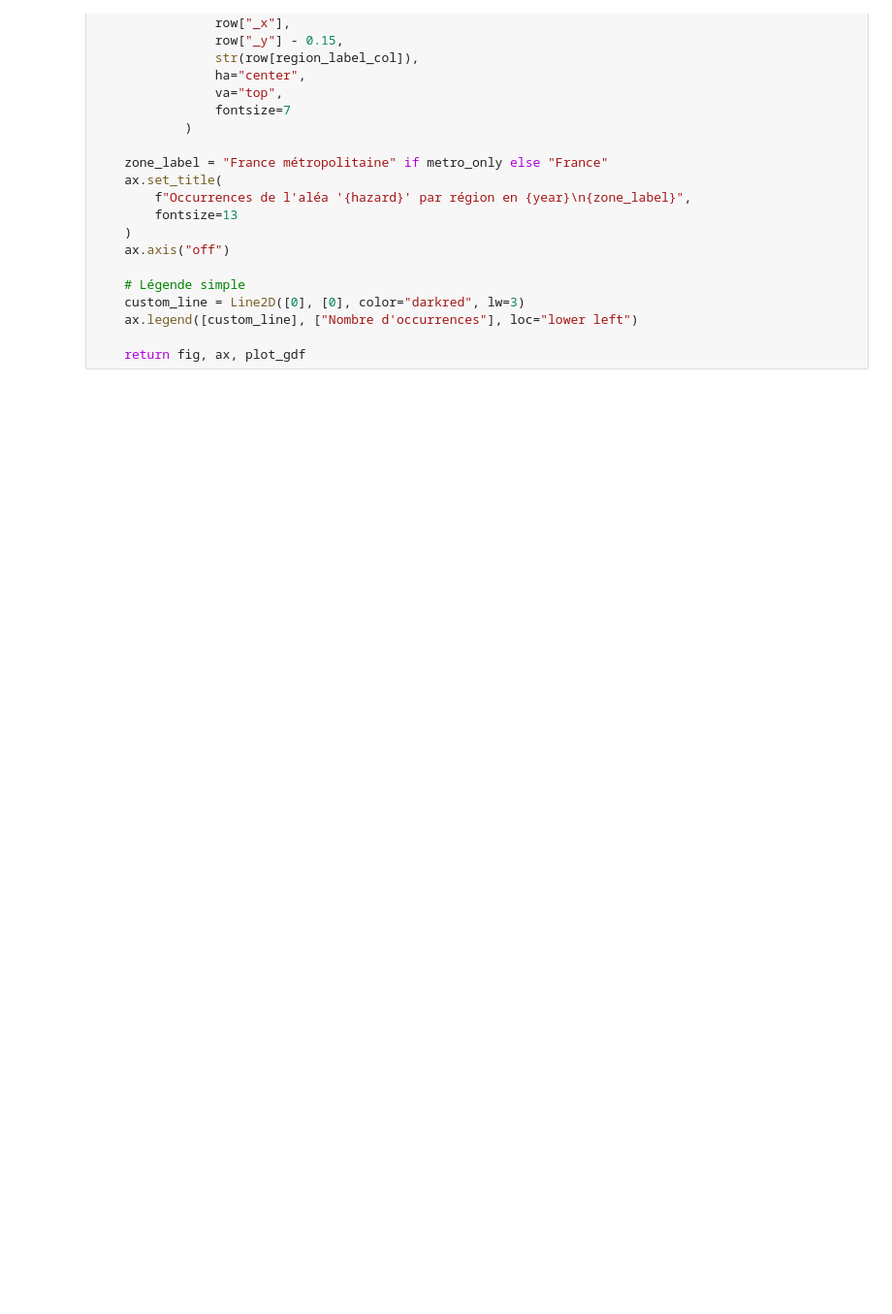
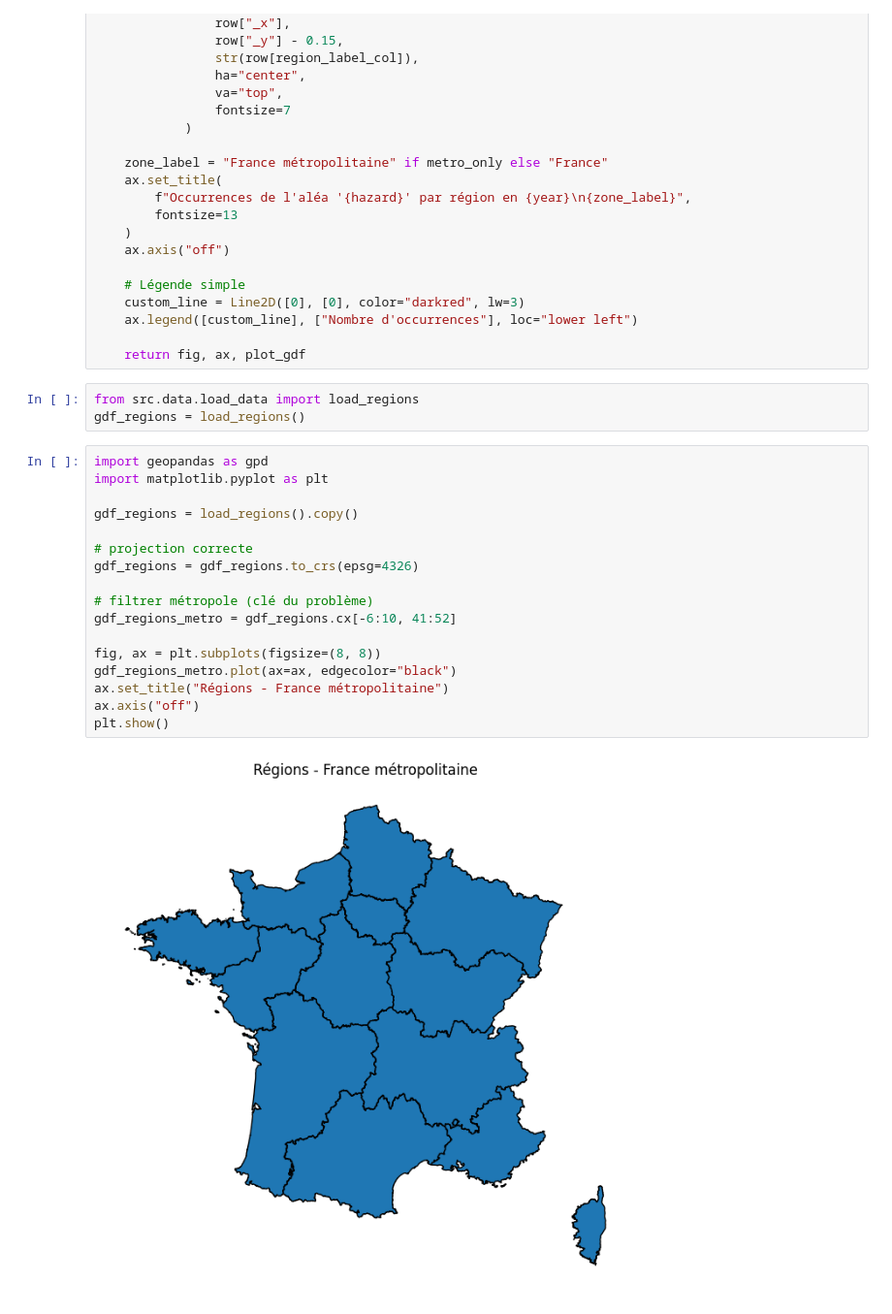
Before and after one commit to Yasmxne/flood-risk-visualization, a Jupyter notebook: notebooks/visualizations.ipynb, the cells around one changed output. Shown at 97% size. Saved outputs shown, nothing was run; the diff lists cells and outputs as text; blank space fills up the shorter version.

Commit message:
Ajout de la dimension région

```diff
--- a/notebooks/visualizations.ipynb
+++ b/notebooks/visualizations.ipynb
@@ -254,3 +254,25 @@ def plot_france_regions_with_bars(
     ax.legend([custom_line], ["Nombre d'occurrences"], loc="lower left")
 
     return fig, ax, plot_gdf
+# %%
+from src.data.load_data import load_regions
+gdf_regions = load_regions()
+# %%
+import geopandas as gpd
+import matplotlib.pyplot as plt
+
+gdf_regions = load_regions().copy()
+
+# projection correcte
+gdf_regions = gdf_regions.to_crs(epsg=4326)
+
+# filtrer métropole (clé du problème)
+gdf_regions_metro = gdf_regions.cx[-6:10, 41:52]
+
+fig, ax = plt.subplots(figsize=(8, 8))
+gdf_regions_metro.plot(ax=ax, edgecolor="black")
+ax.set_title("Régions - France métropolitaine")
+ax.axis("off")
+plt.show()
+# %% [output]
+[figure, added]
```
Also changed, not shown: 6 other files.
